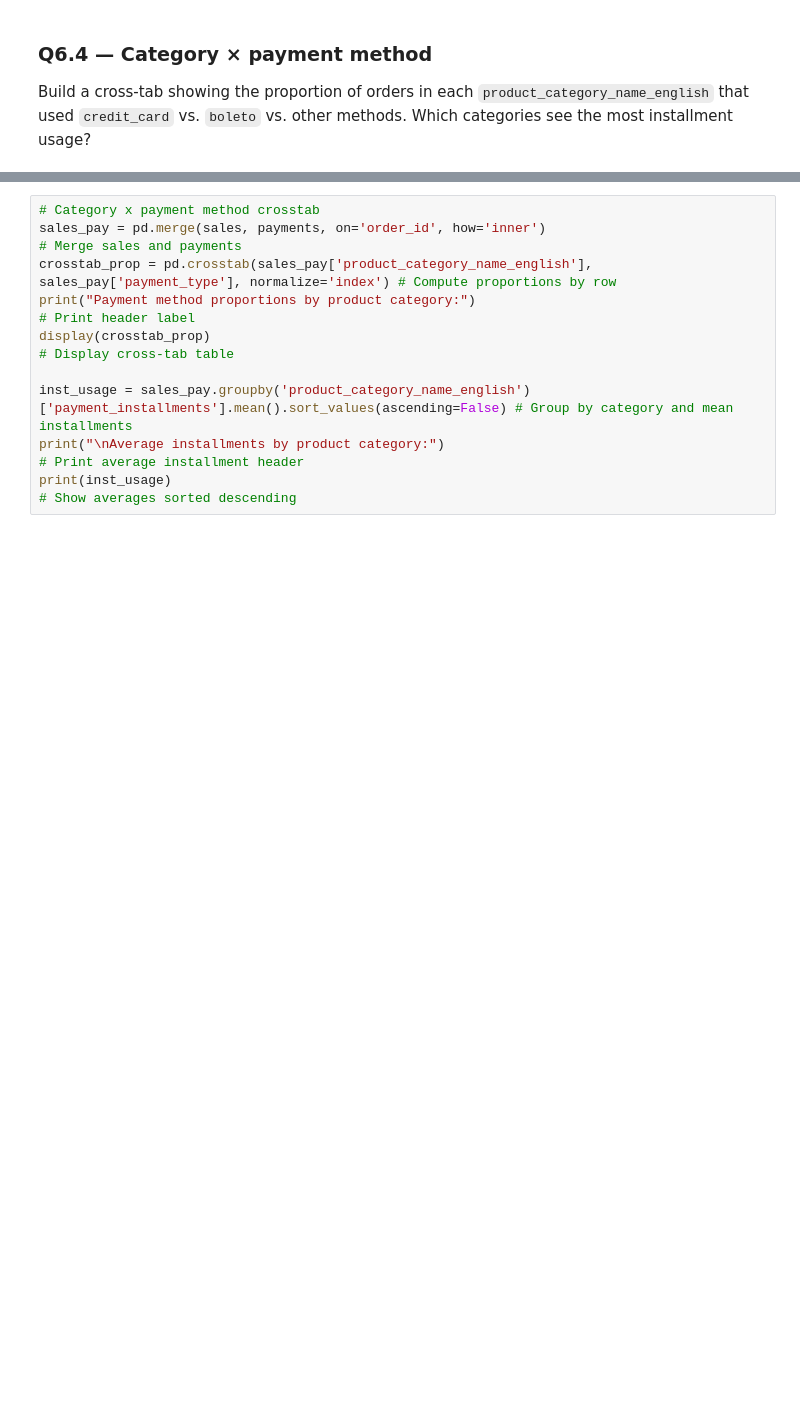
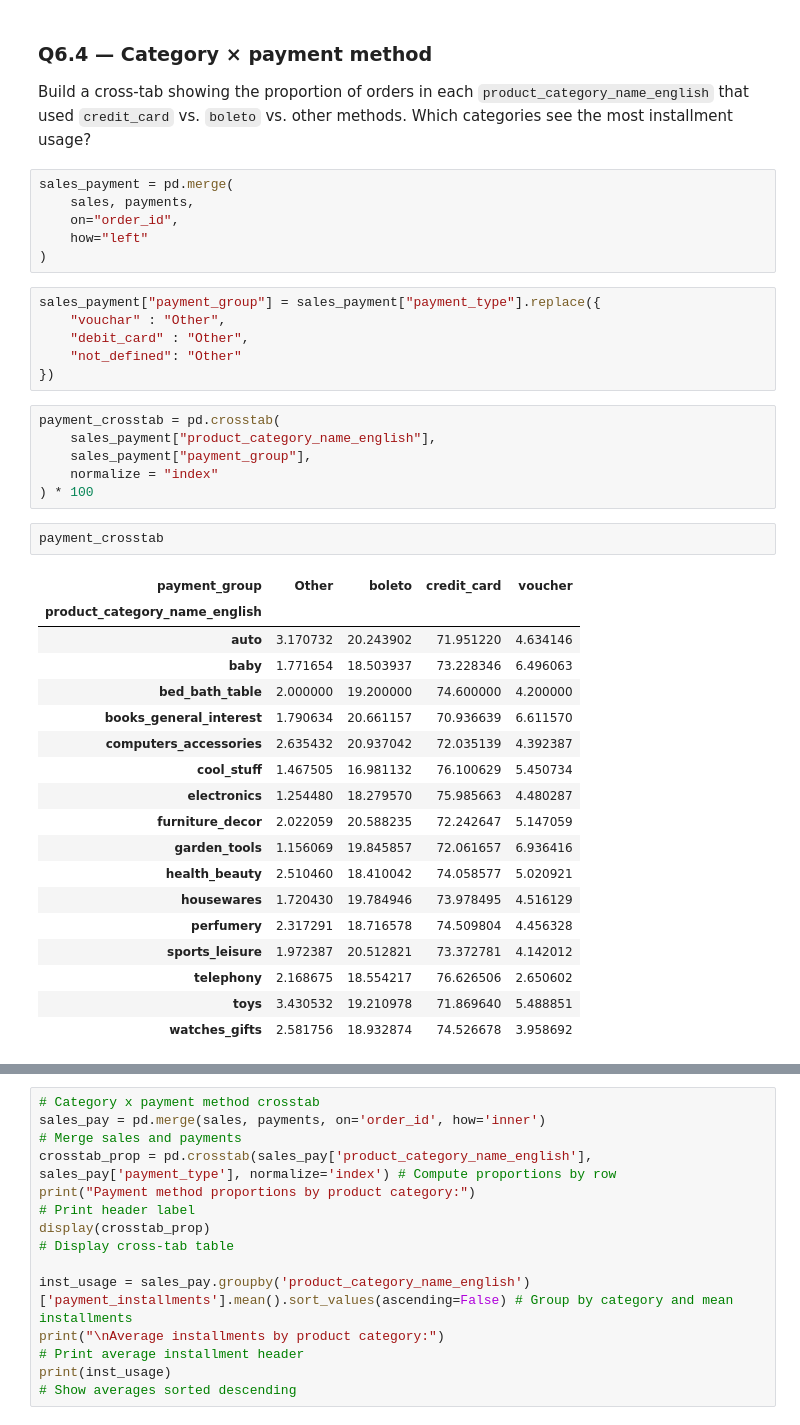
Before and after one commit to SumanSudo/DSML, a Jupyter notebook: Day4/Assignment/Pandas_Sales_Assignment.ipynb, the cells around one changed output, grey strips where cells are left out. Saved outputs shown, nothing was run; the diff lists cells and outputs as text; blank space fills up the shorter version.

```diff
--- a/Day4/Assignment/Pandas_Sales_Assignment.ipynb
+++ b/Day4/Assignment/Pandas_Sales_Assignment.ipynb
@@ -1700,3 +1750,42 @@ T-statistic: 1.7573, P-value: 0.0790
 # %% [markdown]
 ### Q6.4 — Category × payment method
 Build a cross-tab showing the proportion of orders in each `product_category_name_english` that used `credit_card` vs. `boleto` vs. other methods. Which categories see the most installment usage?
+# %%
+sales_payment = pd.merge(
+    sales, payments,
+    on="order_id",
+    how="left"
+)
+# %%
+sales_payment["payment_group"] = sales_payment["payment_type"].replace({
+    "vouchar" : "Other",
+    "debit_card" : "Other",
+    "not_defined": "Other"
+})
+# %%
+payment_crosstab = pd.crosstab(
+    sales_payment["product_category_name_english"],
+    sales_payment["payment_group"],
+    normalize = "index"
+) * 100
+# %%
+payment_crosstab
+# %% [output]
+| payment_group | Other | boleto | credit_card | voucher |
+| product_category_name_english |  |  |  |  |
+| auto | 3.170732 | 20.243902 | 71.951220 | 4.634146 |
+| baby | 1.771654 | 18.503937 | 73.228346 | 6.496063 |
+| bed_bath_table | 2.000000 | 19.200000 | 74.600000 | 4.200000 |
+| books_general_interest | 1.790634 | 20.661157 | 70.936639 | 6.611570 |
+| computers_accessories | 2.635432 | 20.937042 | 72.035139 | 4.392387 |
+| cool_stuff | 1.467505 | 16.981132 | 76.100629 | 5.450734 |
+| electronics | 1.254480 | 18.279570 | 75.985663 | 4.480287 |
+| furniture_decor | 2.022059 | 20.588235 | 72.242647 | 5.147059 |
+| garden_tools | 1.156069 | 19.845857 | 72.061657 | 6.936416 |
+| health_beauty | 2.510460 | 18.410042 | 74.058577 | 5.020921 |
+| housewares | 1.720430 | 19.784946 | 73.978495 | 4.516129 |
+| perfumery | 2.317291 | 18.716578 | 74.509804 | 4.456328 |
+| sports_leisure | 1.972387 | 20.512821 | 73.372781 | 4.142012 |
+| telephony | 2.168675 | 18.554217 | 76.626506 | 2.650602 |
+| toys | 3.430532 | 19.210978 | 71.869640 | 5.488851 |
+| watches_gifts | 2.581756 | 18.932874 | 74.526678 | 3.958692 |
```
Also changed, not shown: parts of 22 cells of this notebook.
